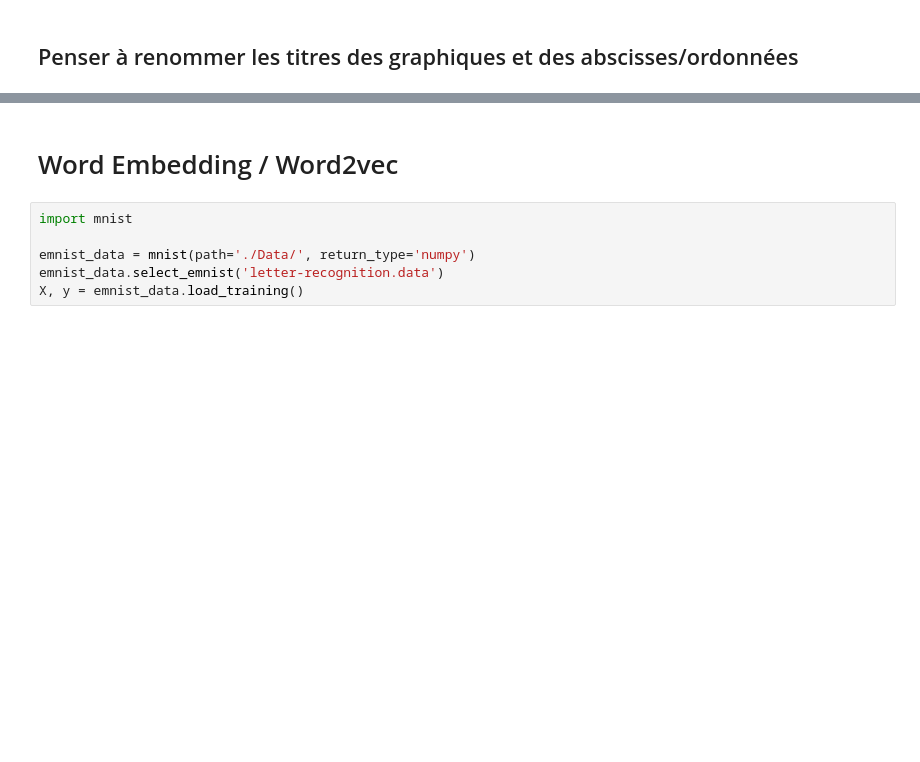
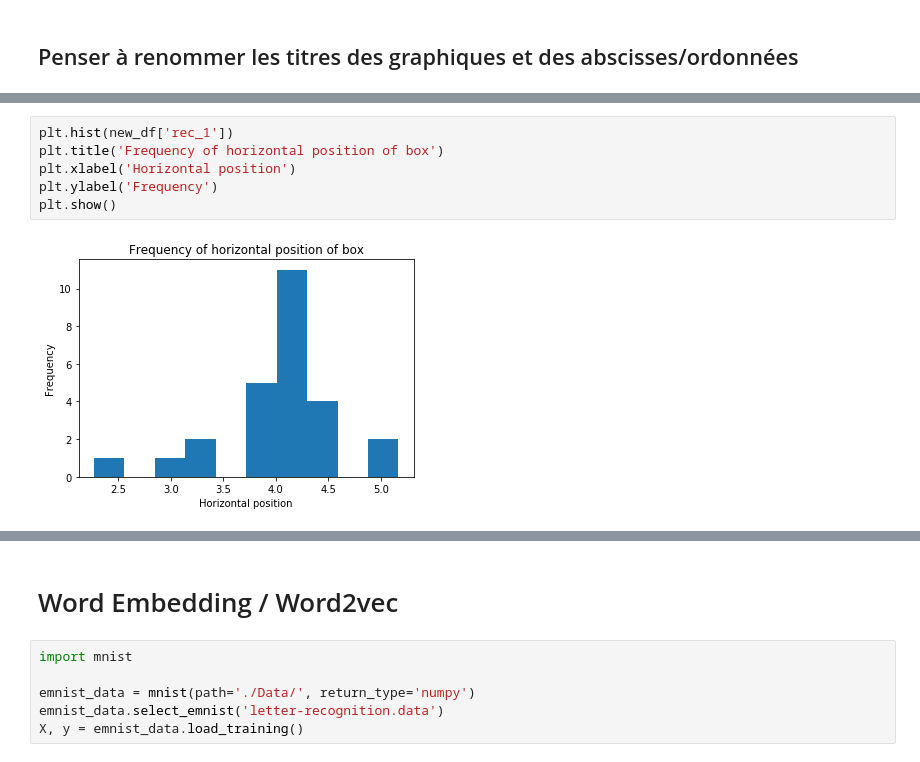
Before and after one commit to jgaussens/letterRecognition_mod, a Jupyter notebook: Data_Viz.ipynb, the cells around one changed output, grey strips where cells are left out. Cells and saved outputs as stored; diff of their text form; blank space fills up the shorter version.

```diff
--- a/Data_Viz.ipynb
+++ b/Data_Viz.ipynb
@@ -181,0 +168,8 @@ plt.show()
+# %%
+plt.hist(new_df['rec_1'])
+plt.title('Frequency of horizontal position of box')
+plt.xlabel('Horizontal position')
+plt.ylabel('Frequency')
+plt.show()
+# %% [output]
+[figure, added]
```
Also changed, not shown: parts of 17 cells of this notebook.
